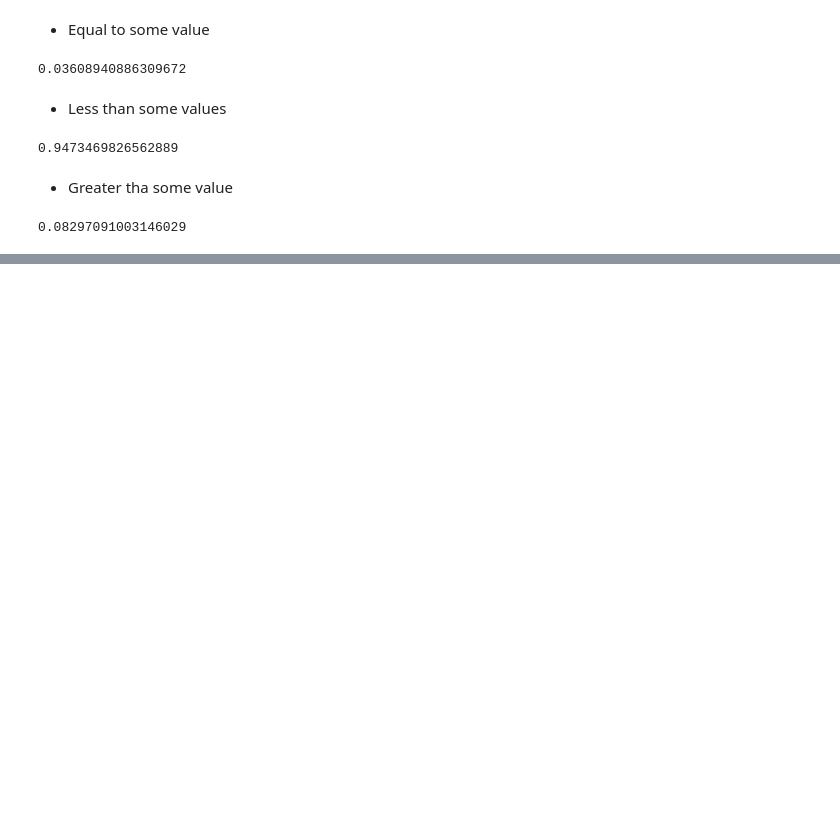
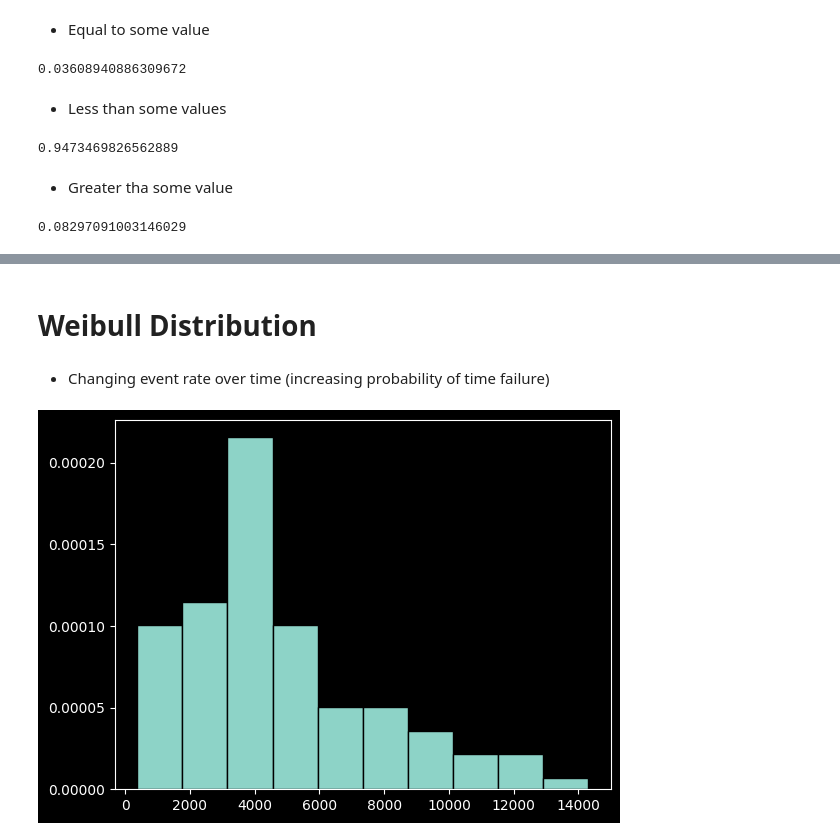
Before and after one commit to lucaspinheiro27/Python_statistics, a Jupyter notebook: Jupyter_notebooks/t_Distribution.ipynb, the cells around one changed output, grey strips where cells are left out. Saved outputs shown, nothing was run; the diff lists cells and outputs as text; code cells hidden in the pictures; blank space fills up the shorter version.

```diff
--- a/Jupyter_notebooks/t_Distribution.ipynb
+++ b/Jupyter_notebooks/t_Distribution.ipynb
@@ -142,0 +182,11 @@ plt.hist(x, density=True, edgecolor='black', bins=7)
+# %% [markdown]
+# Weibull Distribution
+# %% [markdown]
+* Changing event rate over time (increasing probability of time failure)
+# %%
+                          #shape #scale #quantity of numbers to be generated
+x = stats.weibull_min.rvs(1.5, scale=5000, size=100)
+plt.hist(x, density=True, edgecolor='black')
+plt.show()
+# %% [output]
+[figure, added]
```
Also changed, not shown: parts of 16 cells of this notebook.
